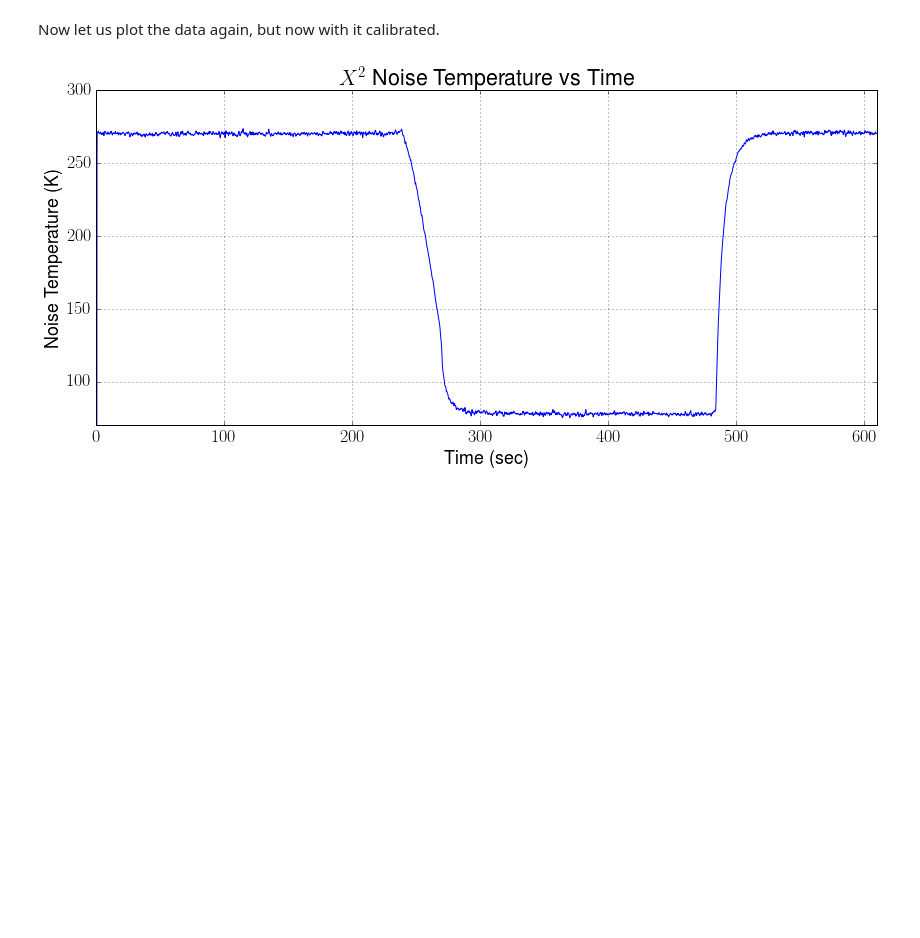
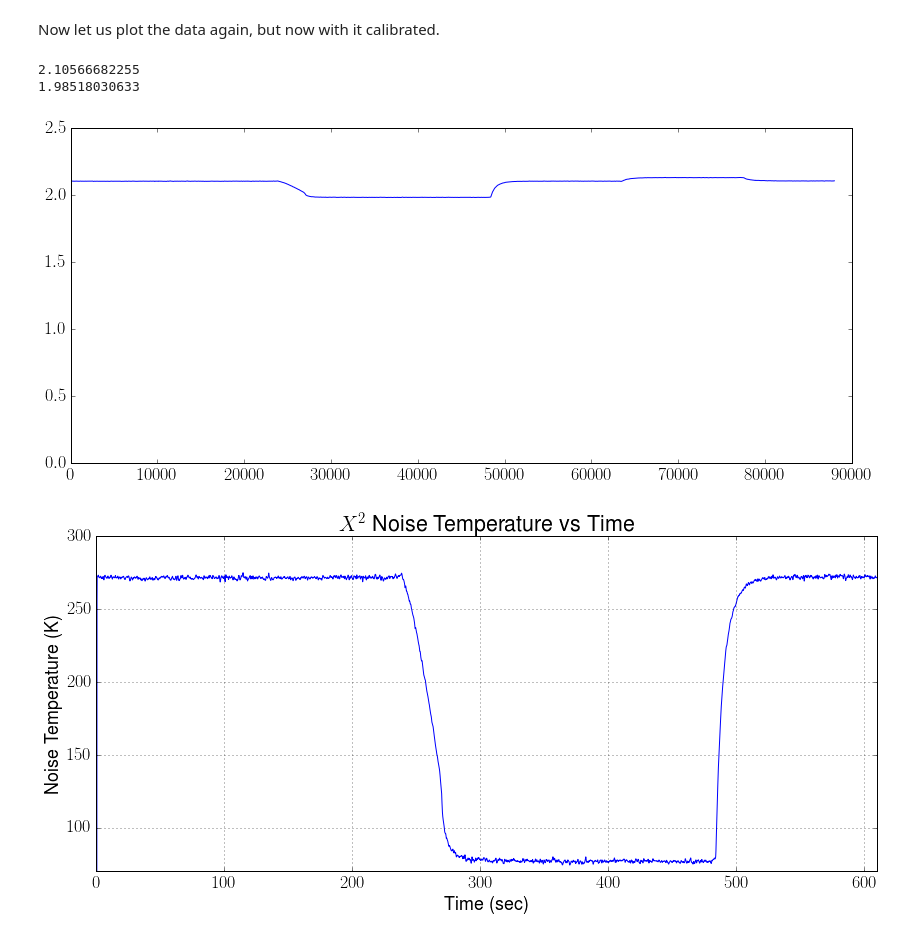
Before and after one commit to matgyver/Radiometer-SDR-Thesis, a Jupyter notebook: Experiments/Exp1/radiometer_experiment_1.ipynb, the cells around one changed output. Cells and saved outputs as stored; diff of their text form; code cells hidden in the pictures; blank space fills up the shorter version.

```diff
--- a/Experiments/Exp1/radiometer_experiment_1.ipynb
+++ b/Experiments/Exp1/radiometer_experiment_1.ipynb
@@ -298,6 +311,19 @@ print z
 x2_calib = x2_filt*z[0]+z[1]
 # %% [markdown]
 Now let us plot the data again, but now with it calibrated.
+# %%
+fig = plt.figure(figsize=(14,6), dpi=300)
+plot(x2_filt)
+x2_icesnip = x2_filt[10000:20000]
+x2_ln2snip = x2_filt[30000:40000]
+x2ice_avg = numpy.mean(x2_icesnip)
+print x2ice_avg
+x2ln2_avg = numpy.mean(x2_ln2snip)
+print x2ln2_avg
+# %% [output]
+2.10566682255
+1.98518030633
+[figure, added]
 # %%
 fig = plt.figure(figsize=(14,6), dpi=300)
 plot(w,x2_calib)
```
Also changed, not shown: parts of 11 cells of this notebook, 34 other files.
